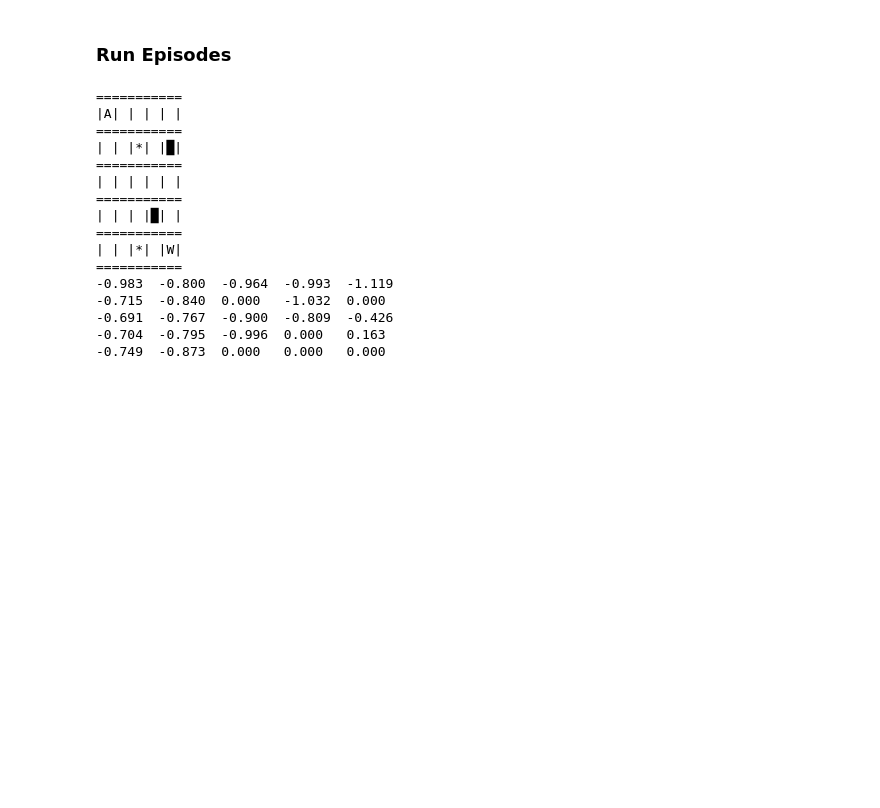
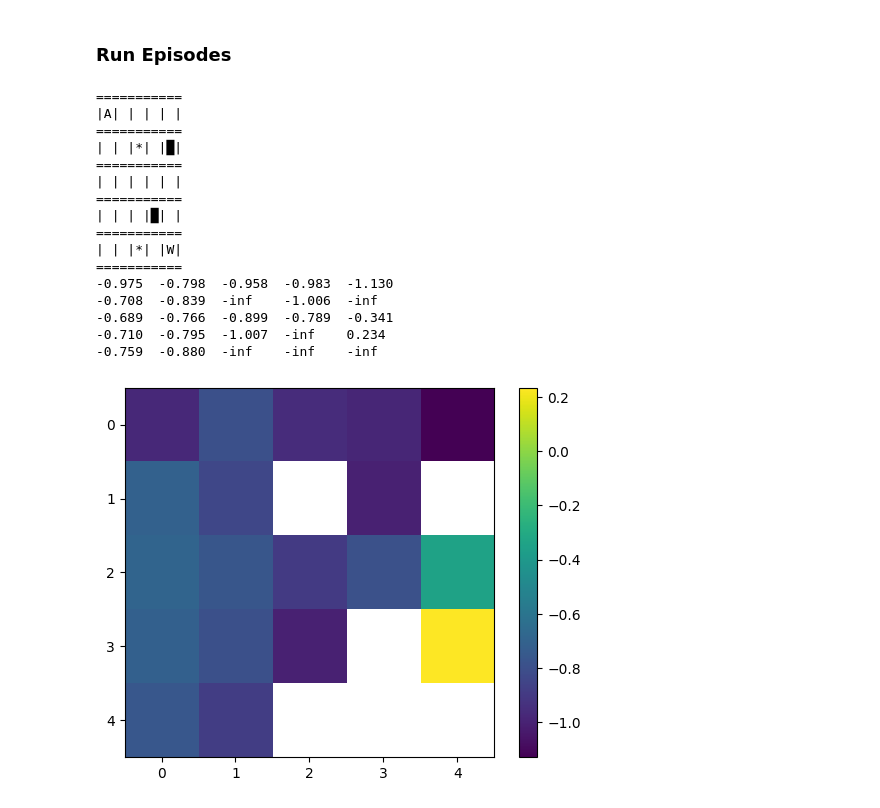
Before and after one commit to syntactic/DeepReinforcementLearning, a Jupyter notebook: Group9_HW2_solution.ipynb, the cells around one changed output. Drawn from its saved outputs; the diff is of its cells as text; code cells hidden in the pictures; blank space fills up the shorter version.

```diff
--- a/Group9_HW2_solution.ipynb
+++ b/Group9_HW2_solution.ipynb
@@ -231,7 +231,7 @@ class GridWorld:
 ### Run Episodes
 # %%
 def monte_carlo_simulation(gridworld, agent, gamma=0.95, num_episodes=100, track=False):
-    V = [[0 for _ in range(gridworld.width)] for _ in range(gridworld.height)]
+    V = [[float("-inf") for _ in range(gridworld.width)] for _ in range(gridworld.height)]
     returns = [[ [] for _ in range(gridworld.width)] for _ in range(gridworld.height)]
     gridworld.set_agent(agent)
 
@@ -252,7 +252,7 @@ def monte_carlo_simulation(gridworld, agent, gamma=0.95, num_episodes=100, track
             for i in range(len(visited_states)):
                 state_in_history = visited_states[-1*i] # moving backwards in time
                 state_in_history[1] += gamma**i * reward_from_action # element 1 is the reward
-            visited_states.append([gridworld.agent.state, reward_from_action])
+            visited_states.append([gridworld.agent.state, reward_from_action]) # ( (0, 0), 0 )
 
             """Make the move and increase the time step."""
             gridworld.move(selected_action)
@@ -274,27 +298,31 @@ def monte_carlo_simulation(gridworld, agent, gamma=0.95, num_episodes=100, track
 # %%
 height = 5
 width = 5
 g = GridWorld(height, width, complex=True)
 print(g)
 V = monte_carlo_simulation(g, Agent(), 0.95, 500)
 print_matrix(V)
+plt.imshow(V)
+plt.colorbar()
+plt.show()
 # %% [output]
 ===========
 |A| | | | |
 ===========
 | | |*| |█|
 ===========
 | | | | | |
 ===========
 | | | |█| |
 ===========
 | | |*| |W|
 ===========
--0.983  -0.800  -0.964  -0.993  -1.119
--0.715  -0.840  0.000   -1.032  0.000
--0.691  -0.767  -0.900  -0.809  -0.426
--0.704  -0.795  -0.996  0.000   0.163
--0.749  -0.873  0.000   0.000   0.000
+-0.975  -0.798  -0.958  -0.983  -1.130
+-0.708  -0.839  -inf    -1.006  -inf
+-0.689  -0.766  -0.899  -0.789  -0.341
+-0.710  -0.795  -1.007  -inf    0.234
+-0.759  -0.880  -inf    -inf    -inf
+[figure, added]
 # %%
 V = monte_carlo_simulation(g, MagneticAgent(g.win_state), 0.95, 500)
 print_matrix(V)
```
Also changed, not shown: parts of 3 cells of this notebook.
